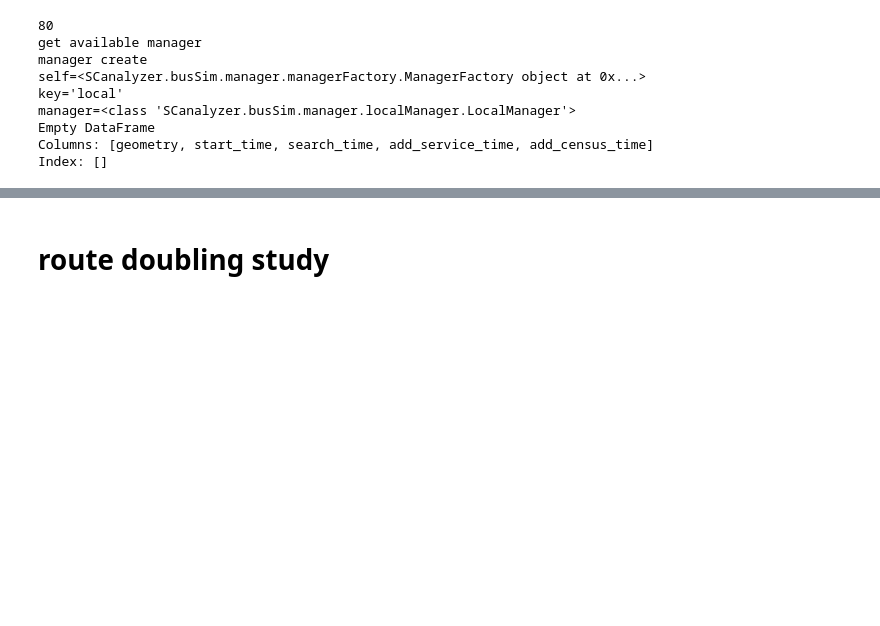
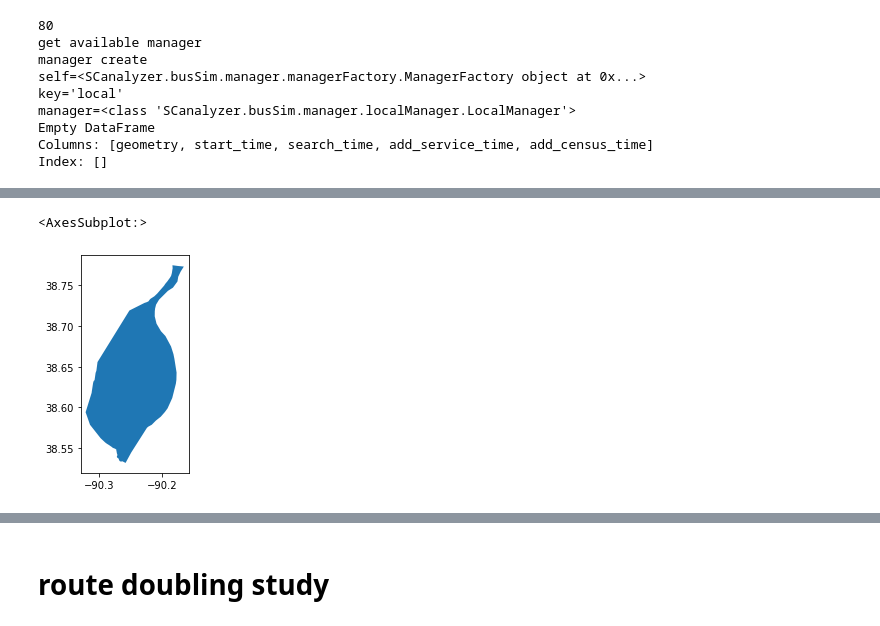
Before and after one commit to wisc-bus/simulator, a Jupyter notebook: notebooks/example.ipynb, the cells around one changed output, grey strips where cells are left out. Saved outputs shown, nothing was run; the diff lists cells and outputs as text; code cells hidden in the pictures; blank space fills up the shorter version.

```diff
--- a/notebooks/example.ipynb
+++ b/notebooks/example.ipynb
@@ -185,3 +160,5 @@ def plot_preferred_points(result_gdf, city_gpd=None):
 # %%
 city = gpd.read_file("../data/plot/background/madison-shp")
 minneapolis = gpd.read_file("../data/minneapolis/minneapolis.shp")
+lansing = gpd.read_file("../data/lansing/lansing.shp").to_crs(4326)
+st_louis = gpd.read_file("../data/stlouis/stlouis.shp").to_crs(4326)
@@ -188 +170,6 @@ minneapolis = gpd.read_file("../data/minneapolis/minneapolis.shp")
+# %%
+st_louis.plot()
+# %% [output]
+<AxesSubplot:>
+[figure, added]
 # %%
```
Also changed, not shown: parts of 8 cells of this notebook, 28 other files.
